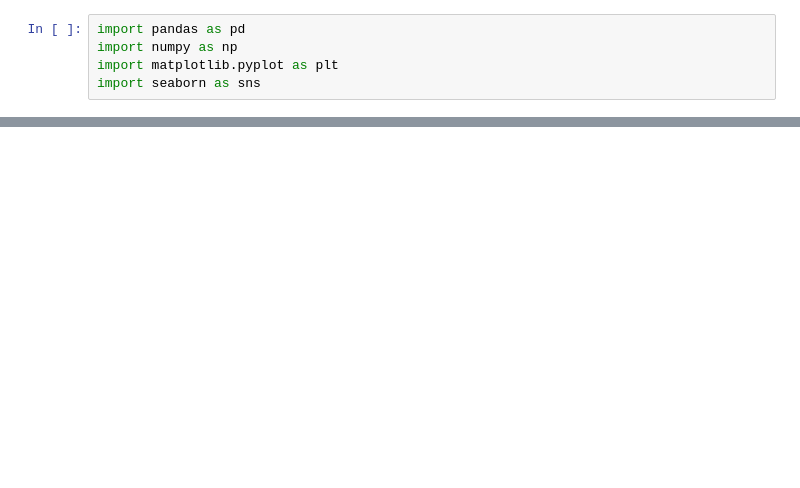
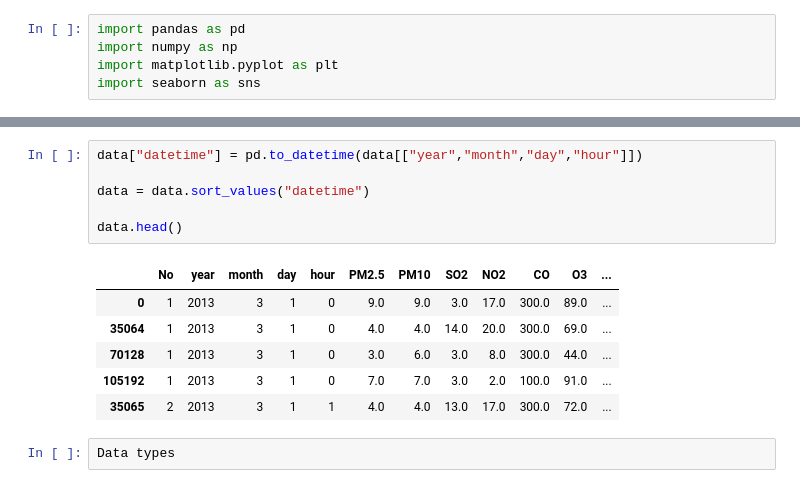
Before and after one commit to skyf-ux/Beijing-Air-Quality-App, a Jupyter notebook: Air_Quality_Analysis.ipynb, the cells around one changed output, grey strips where cells are left out. Saved outputs shown, nothing was run; the diff lists cells and outputs as text; blank space fills up the shorter version.

```diff
--- a/Air_Quality_Analysis.ipynb
+++ b/Air_Quality_Analysis.ipynb
@@ -44,0 +74,15 @@ Saving PRSA_Data_Aotizhongxin_20130301-20170228.csv to PRSA_Data_Aotizhongxin_20
+# %%
+data["datetime"] = pd.to_datetime(data[["year","month","day","hour"]])
+
+data = data.sort_values("datetime")
+
+data.head()
+# %% [output]
+|  | No | year | month | day | hour | PM2.5 | PM10 | SO2 | NO2 | CO | O3 | ... |
+| 0 | 1 | 2013 | 3 | 1 | 0 | 9.0 | 9.0 | 3.0 | 17.0 | 300.0 | 89.0 | ... |
+| 35064 | 1 | 2013 | 3 | 1 | 0 | 4.0 | 4.0 | 14.0 | 20.0 | 300.0 | 69.0 | ... |
+| 70128 | 1 | 2013 | 3 | 1 | 0 | 3.0 | 6.0 | 3.0 | 8.0 | 300.0 | 44.0 | ... |
+| 105192 | 1 | 2013 | 3 | 1 | 0 | 7.0 | 7.0 | 3.0 | 2.0 | 100.0 | 91.0 | ... |
+| 35065 | 2 | 2013 | 3 | 1 | 1 | 4.0 | 4.0 | 13.0 | 17.0 | 300.0 | 72.0 | ... |
+# %%
+Data types
```
Also changed, not shown: parts of 13 cells of this notebook.
